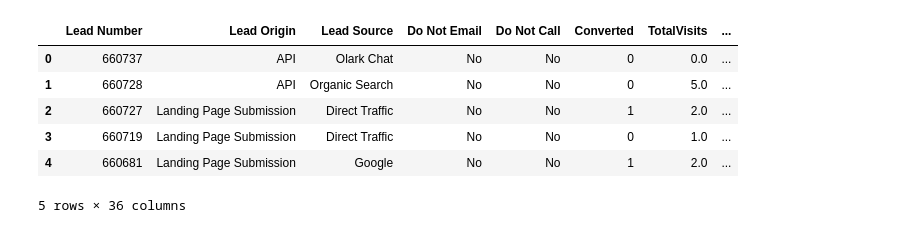
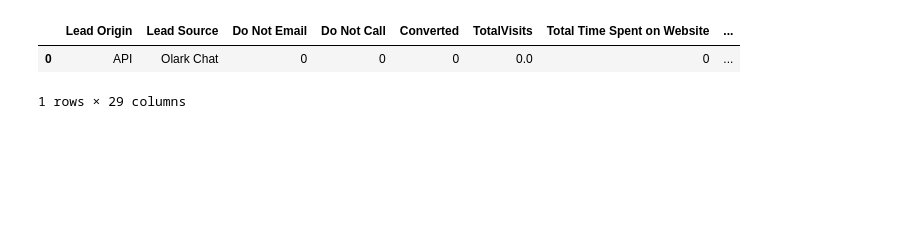
Before and after one commit to omerugi/Lead_Prediction, a Jupyter notebook: TestingPred.ipynb, the cells around one changed output. Drawn from its saved outputs; the diff is of its cells as text; code cells hidden in the pictures; blank space fills up the shorter version.

Commit message:
Built the 3rd step in the pipline

```diff
--- a/TestingPred.ipynb
+++ b/TestingPred.ipynb
@@ -3,11 +57,9 @@ from ipynb.fs.full.LeadPrediction import *
-# %%
-raw_df = get_data()
-raw_df.head(5)
-# %% [output]
-|  | Lead Number | Lead Origin | Lead Source | Do Not Email | Do Not Call | Converted | TotalVisits | ... |
-| 0 | 660737 | API | Olark Chat | No | No | 0 | 0.0 | ... |
-| 1 | 660728 | API | Organic Search | No | No | 0 | 5.0 | ... |
-| 2 | 660727 | Landing Page Submission | Direct Traffic | No | No | 1 | 2.0 | ... |
-| 3 | 660719 | Landing Page Submission | Direct Traffic | No | No | 0 | 1.0 | ... |
-| 4 | 660681 | Landing Page Submission | Google | No | No | 1 | 2.0 | ... |
-5 rows × 36 columns
+# %%
+n = step_1_pipline(get_data().head(1))
+n = step_2_pipline(n)
+# %%
+n.head()
+# %% [output]
+|  | Lead Origin | Lead Source | Do Not Email | Do Not Call | Converted | TotalVisits | Total Time Spent on Website | ... |
+| 0 | API | Olark Chat | 0 | 0 | 0 | 0.0 | 0 | ... |
+1 rows × 29 columns
```
Also changed, not shown: parts of 2 cells of this notebook, 6 other files.
